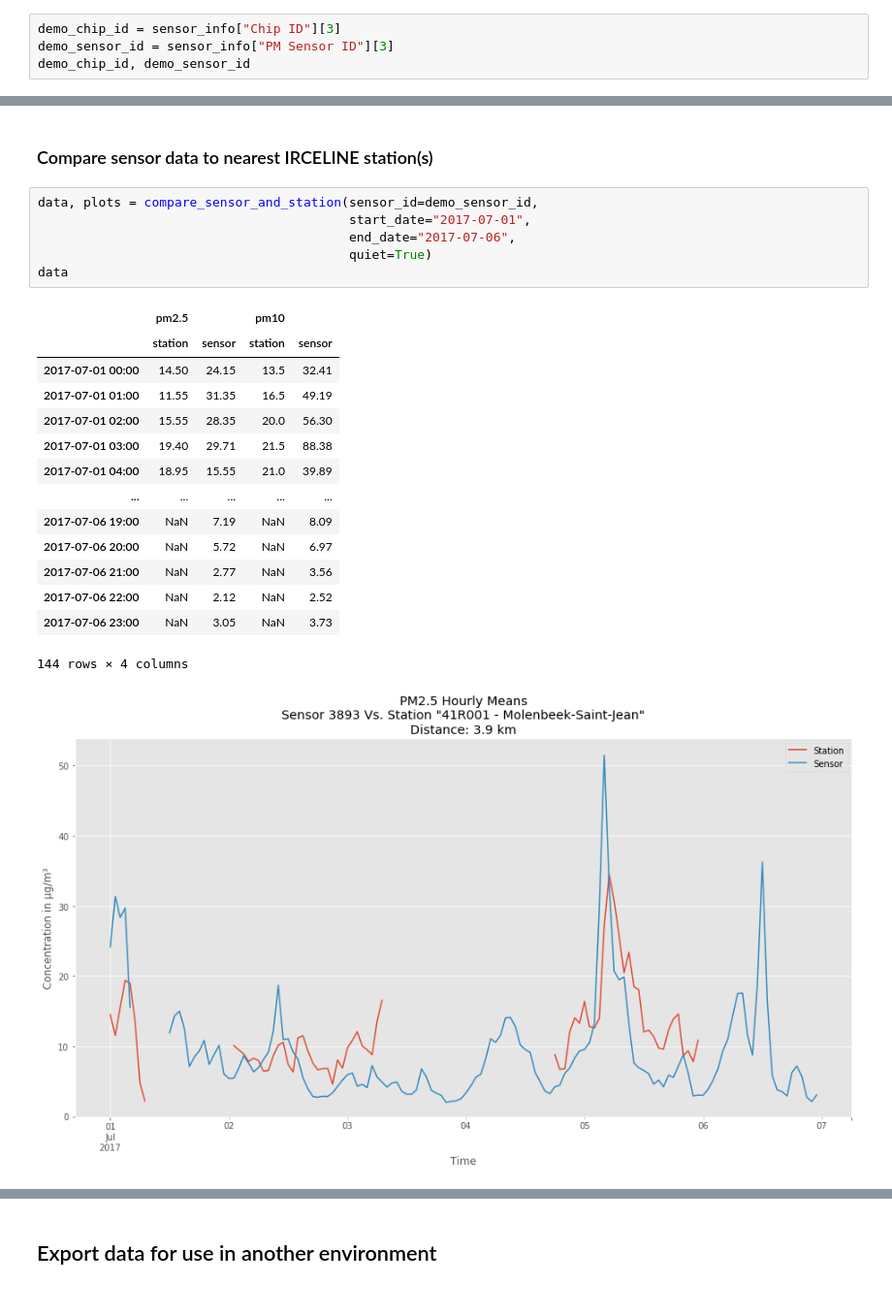
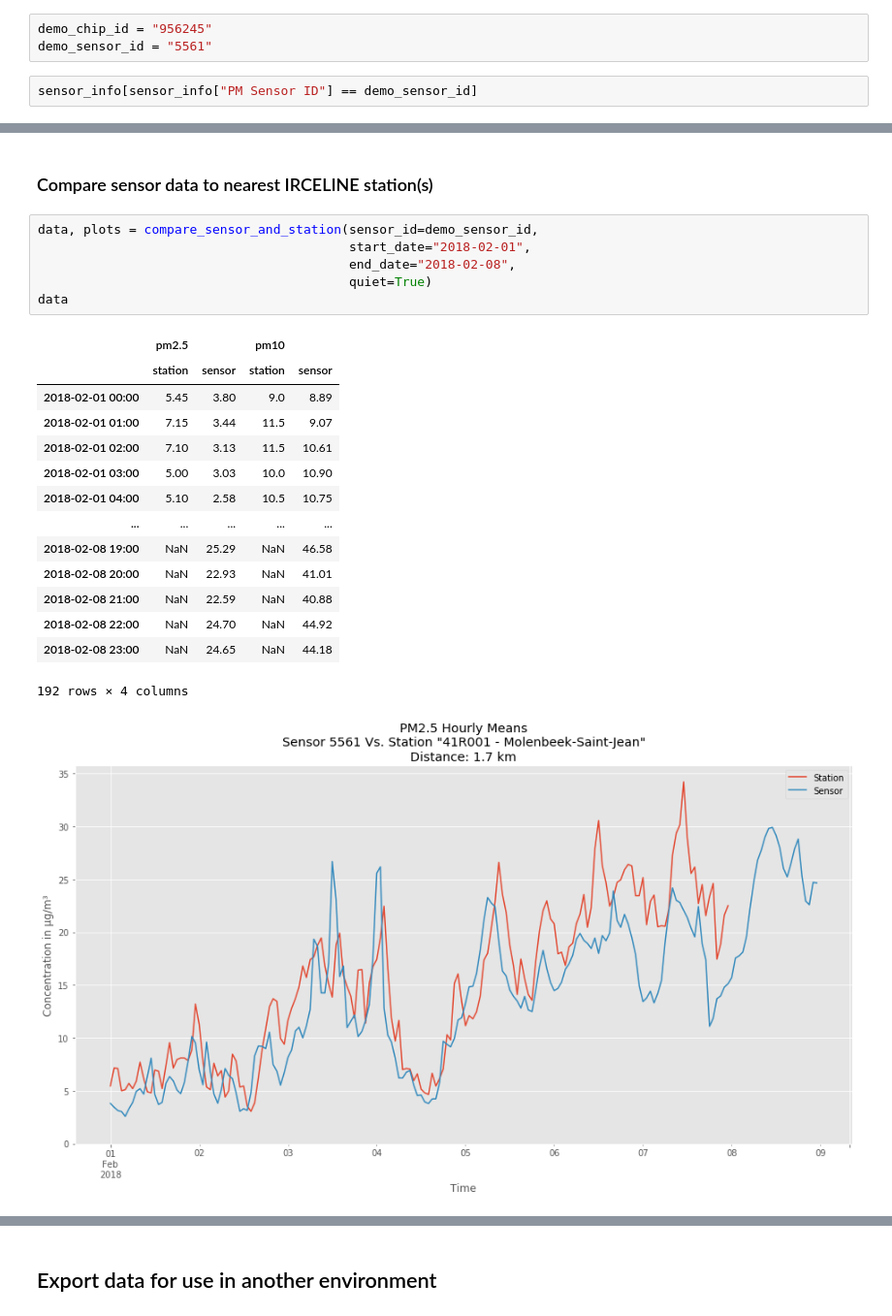
Before and after one commit to dr-1/airqdata, a Jupyter notebook: demo.ipynb, the cells around one changed output, grey strips where cells are left out. Shown: that part at 97% size. Saved outputs shown, nothing was run; the diff lists cells and outputs as text.

Commit message:
demo: Use Central Station sensor as demo sensor

```diff
--- a/demo.ipynb
+++ b/demo.ipynb
@@ -33,5 +33,6 @@ len(sensor_info)
+# %%
+demo_chip_id = "956245"
+demo_sensor_id = "5561"
 # %%
-demo_chip_id = sensor_info["Chip ID"][3]
-demo_sensor_id = sensor_info["PM Sensor ID"][3]
-demo_chip_id, demo_sensor_id
+sensor_info[sensor_info["PM Sensor ID"] == demo_sensor_id]
 # %% [output]
@@ -471,23 +473,23 @@ find_nearest_pm_time_series(sensor_id=demo_sensor_id, quiet=True)
 ### Compare sensor data to nearest IRCELINE station(s)
 # %%
 data, plots = compare_sensor_and_station(sensor_id=demo_sensor_id,
-                                         start_date="2017-07-01",
-                                         end_date="2017-07-06",
+                                         start_date="2018-02-01",
+                                         end_date="2018-02-08",
                                          quiet=True)
 data
 # %% [output]
 |  | pm2.5 |  | pm10 |  |
 |  | station | sensor | station | sensor |
-| 2017-07-01 00:00 | 14.50 | 24.15 | 13.5 | 32.41 |
-| 2017-07-01 01:00 | 11.55 | 31.35 | 16.5 | 49.19 |
-| 2017-07-01 02:00 | 15.55 | 28.35 | 20.0 | 56.30 |
-| 2017-07-01 03:00 | 19.40 | 29.71 | 21.5 | 88.38 |
-| 2017-07-01 04:00 | 18.95 | 15.55 | 21.0 | 39.89 |
+| 2018-02-01 00:00 | 5.45 | 3.80 | 9.0 | 8.89 |
+| 2018-02-01 01:00 | 7.15 | 3.44 | 11.5 | 9.07 |
+| 2018-02-01 02:00 | 7.10 | 3.13 | 11.5 | 10.61 |
+| 2018-02-01 03:00 | 5.00 | 3.03 | 10.0 | 10.90 |
+| 2018-02-01 04:00 | 5.10 | 2.58 | 10.5 | 10.75 |
 | ... | ... | ... | ... | ... |
-| 2017-07-06 19:00 | NaN | 7.19 | NaN | 8.09 |
-| 2017-07-06 20:00 | NaN | 5.72 | NaN | 6.97 |
-| 2017-07-06 21:00 | NaN | 2.77 | NaN | 3.56 |
-| 2017-07-06 22:00 | NaN | 2.12 | NaN | 2.52 |
-| 2017-07-06 23:00 | NaN | 3.05 | NaN | 3.73 |
+| 2018-02-08 19:00 | NaN | 25.29 | NaN | 46.58 |
+| 2018-02-08 20:00 | NaN | 22.93 | NaN | 41.01 |
+| 2018-02-08 21:00 | NaN | 22.59 | NaN | 40.88 |
+| 2018-02-08 22:00 | NaN | 24.70 | NaN | 44.92 |
+| 2018-02-08 23:00 | NaN | 24.65 | NaN | 44.18 |
-144 rows × 4 columns
+192 rows × 4 columns
-[figure, old version]
+[figure, new version]
```
Also changed, not shown: parts of 24 cells of this notebook.
